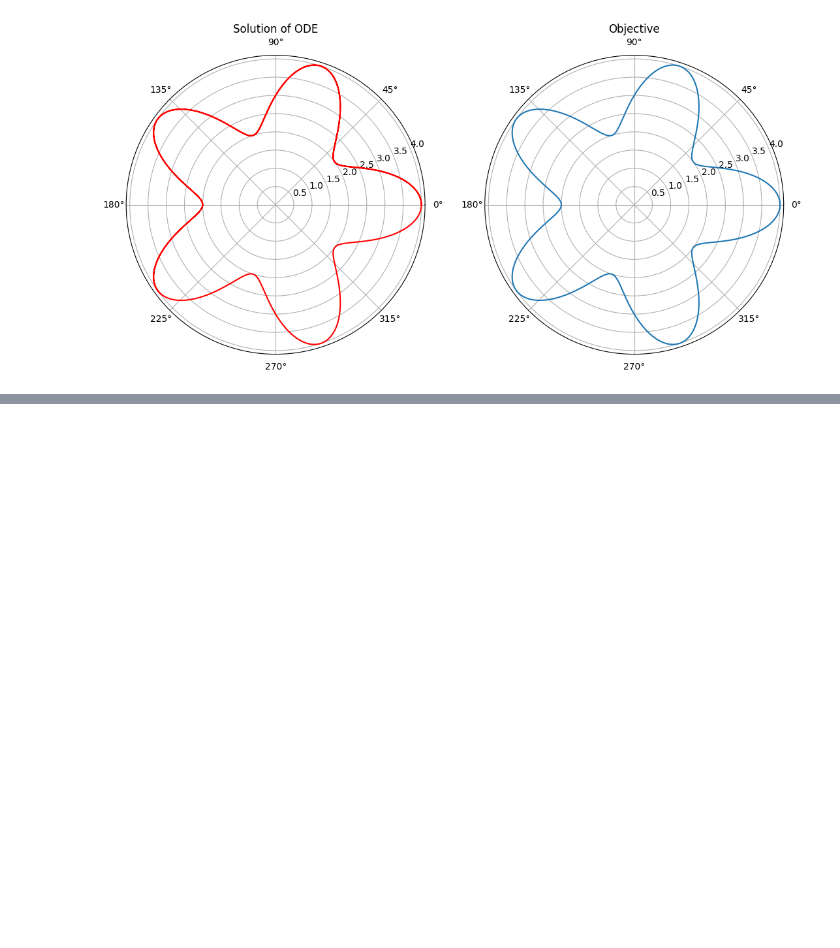
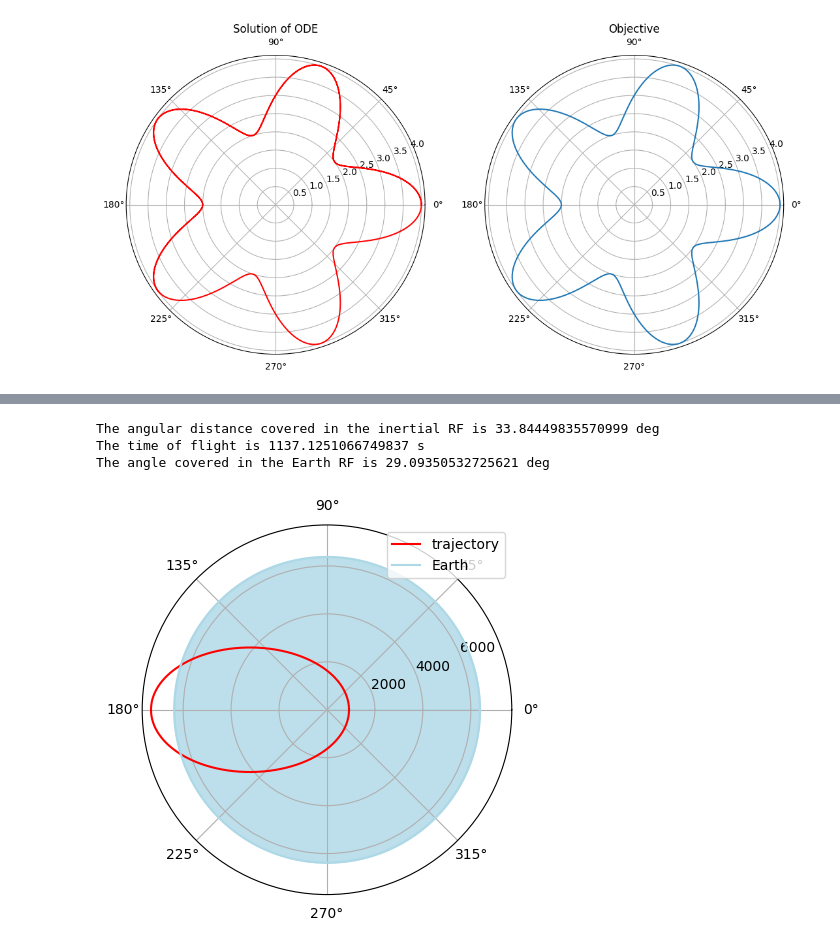
Before and after one commit to Giacomo-Menegatti/Celestial-Mechanics, a Jupyter notebook: Homework3/Homework3.ipynb, the cells around one changed output, grey strips where cells are left out. Saved outputs shown, nothing was run; the diff lists cells and outputs as text; code cells hidden in the pictures; blank space fills up the shorter version.

```diff
--- a/Homework3/Homework3.ipynb
+++ b/Homework3/Homework3.ipynb
@@ -50,0 +57,43 @@ plt.show()
+# %%
+v = 5 #Initail velocity
+R = 6378.137  #Equatorial radius
+T = 23*3600+56*60+4.100  #Sidereal rotation period
+mu = 398600.4415  #Gravitational parameter
+alpha = np.deg2rad(45)
+
+omega = 2*np.pi/T
+v = np.array([v*np.cos(alpha)+R*omega, v*np.sin(alpha)])  #velocity vector (horizontal and vertical components)
+h = R*v[0]
+C = 0.5*np.linalg.norm(v)**2-mu/R
+e = (1+2*C*h**2/mu**2)**0.5
+a = -mu/(2*C)
+f = np.arccos(1/e*(a*(1-e**2)/R-1))
+
+phi = 2*(np.pi-f)
+print(f'The angular distance covered in the inertial RF is {np.rad2deg(phi)} deg')
+
+T = (4*np.pi**2*a**3/mu)**0.5 #Period of the orbit
+n = 2*np.pi/T
+t = (np.arccos((1-R/a)/e) - e*(1-(1-R/a)**2/e**2)**0.5)/n
+delta_t = T-2*t
+
+print(f'The time of flight is {delta_t} s')
+print(f'The angle covered in the Earth RF is {np.rad2deg(phi-omega*delta_t)} deg')
+# %% [output]
+The angular distance covered in the inertial RF is 33.84449835570999 deg
+The time of flight is 1137.1251066749837 s
+The angle covered in the Earth RF is 29.09350532725621 deg
+# %%
+theta = np.linspace(0, 2*np.pi, 1000)
+
+r =lambda theta: a*(1-e**2)/(1+e*np.cos(theta))
+
+ax = plt.subplot(projection='polar')
+ax.plot(theta, r(theta), color='r', label='trajectory')
+ax.plot(theta, R*np.ones(shape=1000), color='lightblue', label='Earth')
+ax.fill_between(theta, R, 0, color='lightblue', alpha=0.8)
+ax.set_yticks(np.arange(2000,8000, 2000))
+plt.legend(loc='best')
+plt.show()
+# %% [output]
+[figure, added]
```
Also changed, not shown: parts of 1 cell of this notebook.
